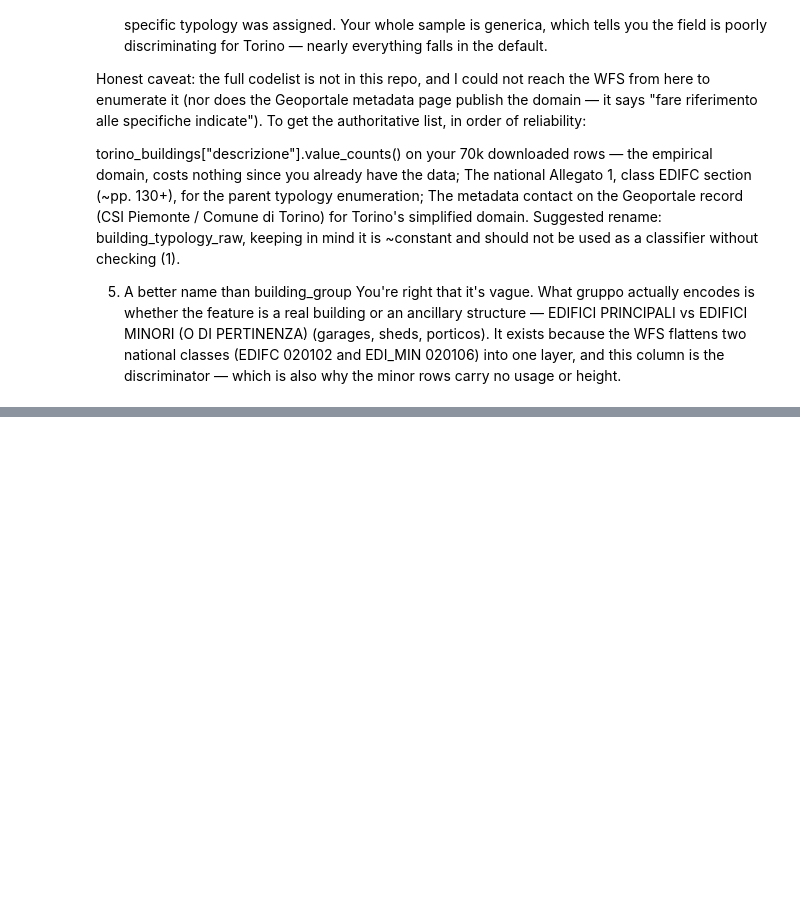
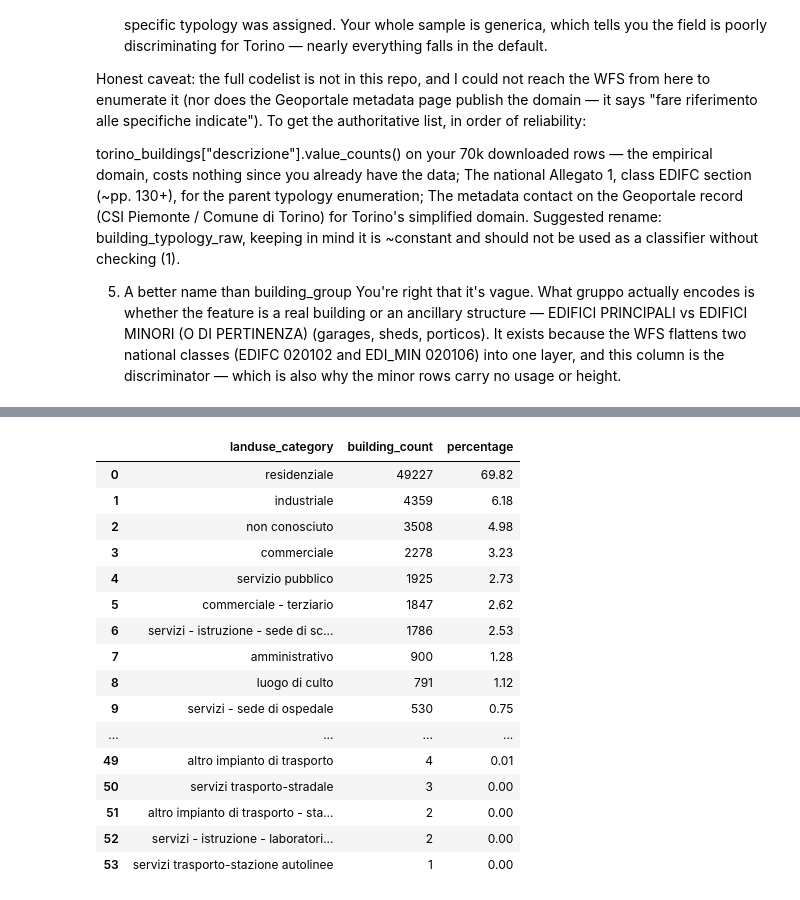
Before and after one commit to energycenterlab/CIM_wizard, a Jupyter notebook: env_info_modeler/core_logic/env_gdf.ipynb, the cells around one changed output, grey strips where cells are left out. Drawn from its saved outputs; the diff is of its cells as text; code cells hidden in the pictures; blank space fills up the shorter version.

```diff
--- a/env_info_modeler/core_logic/env_gdf.ipynb
+++ b/env_info_modeler/core_logic/env_gdf.ipynb
@@ -723,0 +755,16 @@ You're right that it's vague. What gruppo actually encodes is whether the featur
+# %%
+order = ["building_id", "building_id_method",
+"landuse_category", "landuse_category_method",
+"filter_buildings_outof_polygons", "filter_buildings_outof_polygons_method",
+"construction_period", "construction_period_method",
+"floor_count_raw", "floor_count_raw_method",
+"building_height_m", "building_height_method",
+"eave_elevation_m", "eave_elevation_method",
+"ground_elevation_m", "ground_elevation_method",
+"heritage_status" , "heritage_status_method",
+"name", "name_method",
+"addresses", "addresses_method",
+"number_of_addresses", "number_of_addresses_method"]
+
+torino_express = torino_express[order]
+torino_express.head(4)
@@ -723,0 +790,8 @@ You're right that it's vague. What gruppo actually encodes is whether the featur
+# %%
+principal_buildings = torino_express[
+    torino_express["filter_buildings_outof_polygons"]
+    == "EDIFICI PRINCIPALI"
+].copy()
+
+print(f"Before: {len(torino_express)}")
+print(f"After:  {len(principal_buildings)}")
@@ -723,0 +801,9 @@ You're right that it's vague. What gruppo actually encodes is whether the featur
+# %%
+landuse_counts = (
+    principal_buildings["landuse_category"]
+    .value_counts(dropna=False)
+    .rename_axis("landuse_category")
+    .reset_index(name="building_count")
+)
+
+landuse_counts
@@ -723,0 +828,25 @@ You're right that it's vague. What gruppo actually encodes is whether the featur
+# %%
+landuse_counts["percentage"] = (
+    landuse_counts["building_count"]
+    / landuse_counts["building_count"].sum()
+    * 100
+).round(2)
+landuse_counts
+# %% [output]
+|  | landuse_category | building_count | percentage |
+| 0 | residenziale | 49227 | 69.82 |
+| 1 | industriale | 4359 | 6.18 |
+| 2 | non conosciuto | 3508 | 4.98 |
+| 3 | commerciale | 2278 | 3.23 |
+| 4 | servizio pubblico | 1925 | 2.73 |
+| 5 | commerciale - terziario | 1847 | 2.62 |
+| 6 | servizi - istruzione - sede di sc... | 1786 | 2.53 |
+| 7 | amministrativo | 900 | 1.28 |
+| 8 | luogo di culto | 791 | 1.12 |
+| 9 | servizi - sede di ospedale | 530 | 0.75 |
+| ... | ... | ... | ... |
+| 49 | altro impianto di trasporto | 4 | 0.01 |
+| 50 | servizi trasporto-stradale | 3 | 0.00 |
+| 51 | altro impianto di trasporto - sta... | 2 | 0.00 |
+| 52 | servizi - istruzione - laboratori... | 2 | 0.00 |
+| 53 | servizi trasporto-stazione autolinee | 1 | 0.00 |
```
Also changed, not shown: parts of 17 cells of this notebook.
